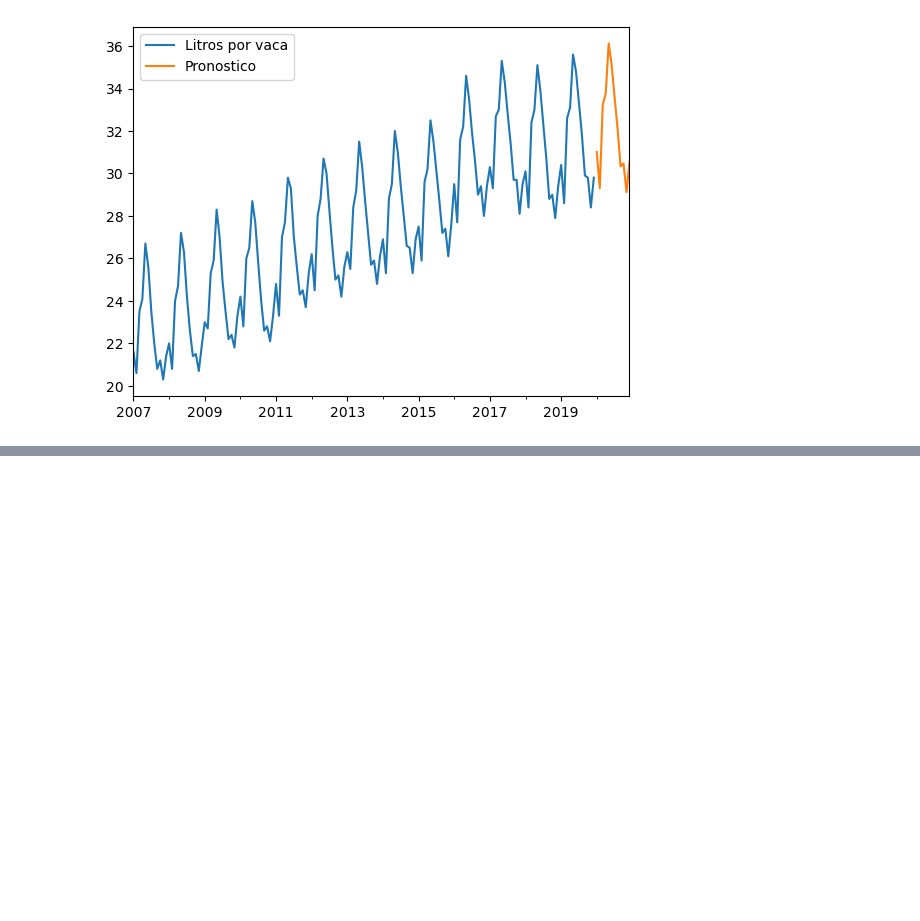
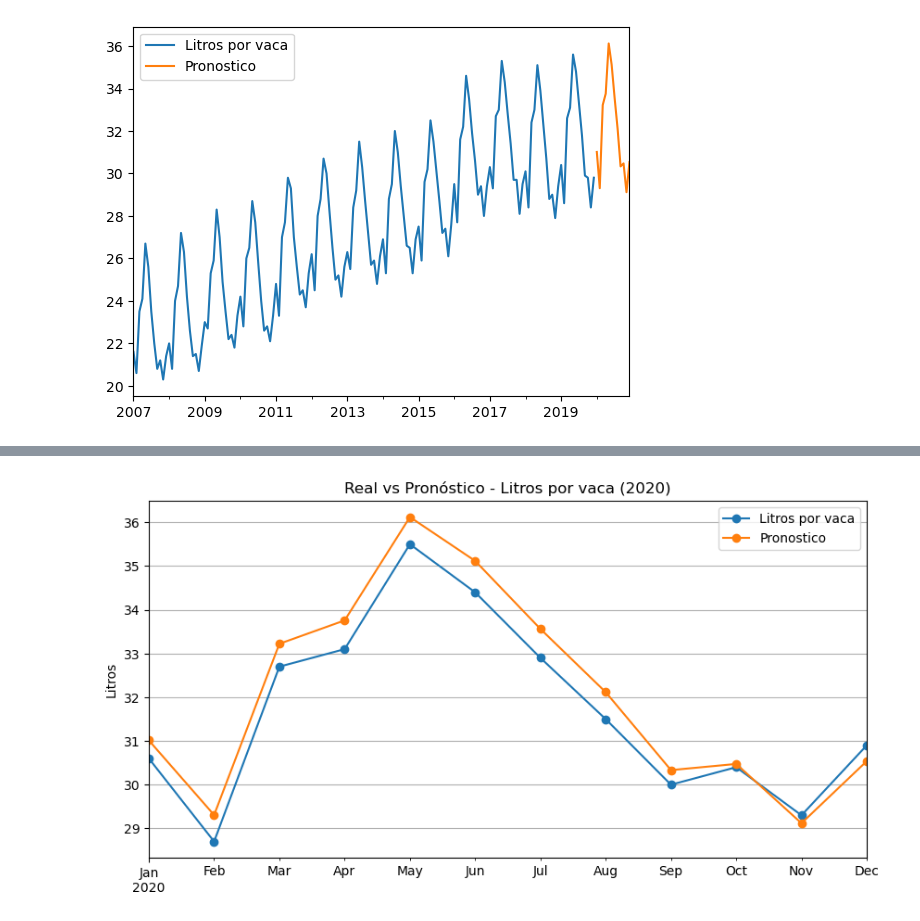
Before and after one commit to dparedes616/Series-de-Tiempo, a Jupyter notebook: Proyectos/Hacienda_el_Jobo.ipynb, the cells around one changed output, grey strips where cells are left out. Cells and saved outputs as stored; diff of their text form; code cells hidden in the pictures; blank space fills up the shorter version.

Commit message:
Validacion del modelo

```diff
--- a/Proyectos/Hacienda_el_Jobo.ipynb
+++ b/Proyectos/Hacienda_el_Jobo.ipynb
@@ -644,0 +638,7 @@ df_pronostico[["Litros por vaca", "Pronostico"]].plot()
+# %%
+df_validacion = pd.concat([
+    df_tes[["Litros por vaca"]],
+    df_pronostico.iloc[156:168][["Pronostico"]]
+], axis=1)
+
+df_validacion.head(24)
@@ -644,0 +659,10 @@ df_pronostico[["Litros por vaca", "Pronostico"]].plot()
+# %%
+# Calcular residuo entre valor real y pronóstico
+df_validacion["Residuo"] = df_validacion["Litros por vaca"] - df_validacion["Pronostico"].round(2)
+
+# Calcular el error porcentual absoluto (ACC) y manejar división por cero
+df_validacion["ACC"] = (
+    (df_validacion["Residuo"] / df_validacion["Pronostico"].replace(0, np.nan)) * 100
+).round(2)
+
+df_validacion.head(24)
@@ -644,0 +683,8 @@ df_pronostico[["Litros por vaca", "Pronostico"]].plot()
+# %%
+df_validacion[["Litros por vaca", "Pronostico"]].plot(figsize=(10,5), marker='o')
+plt.title("Real vs Pronóstico - Litros por vaca (2020)")
+plt.ylabel("Litros")
+plt.grid(True)
+plt.show()
+# %% [output]
+[figure, added]
```
Also changed, not shown: parts of 15 cells of this notebook.
